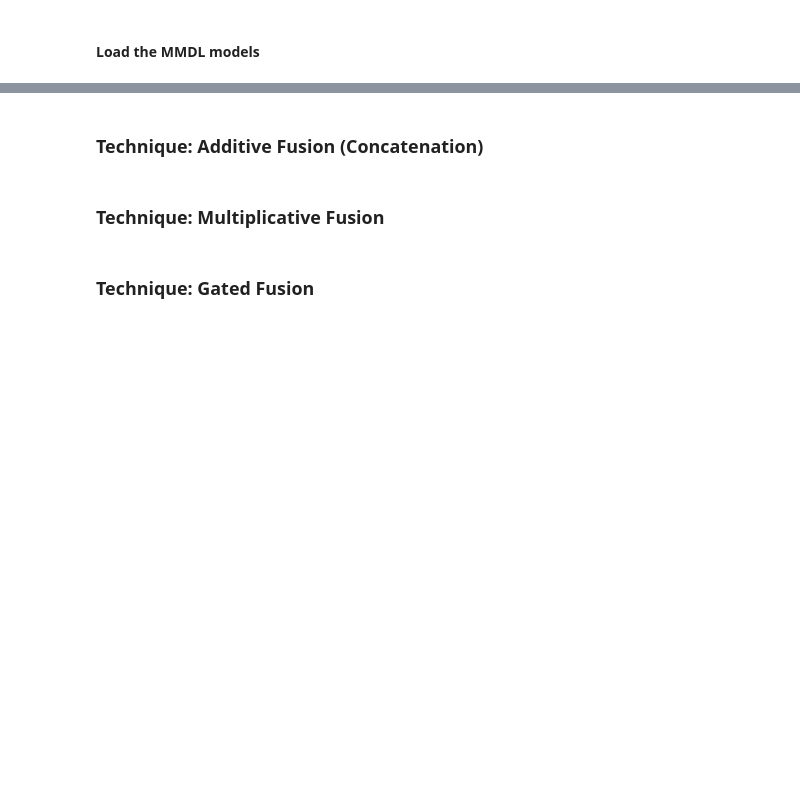
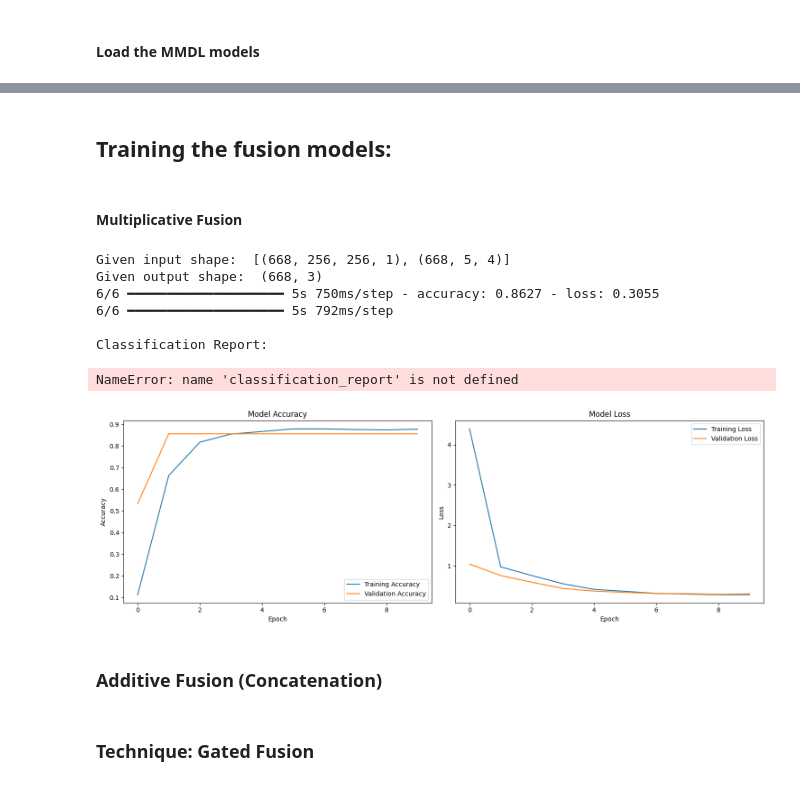
Before and after one commit to nathan-g1/mm-transformer-model, a Jupyter notebook: src/MMDL.ipynb, the cells around one changed output, grey strips where cells are left out. Saved outputs shown, nothing was run; the diff lists cells and outputs as text; code cells hidden in the pictures; blank space fills up the shorter version.

```diff
--- a/src/MMDL.ipynb
+++ b/src/MMDL.ipynb
@@ -945,0 +969,12 @@ ValueError: Layer "functional_11" expects 1 input(s), but it received 2 input te
+# %%
+
+def extract_center_pixel(x):
+    ceter_h = x.shape[1] // 2
+    ceter_w = x.shape[2] // 2
+    return x[:, ceter_h, ceter_w, :]
+
+# Flatten the vectors and ready the layers in the middle
+unet_center = Lambda(extract_center_pixel)(unet_features)  # Shape: (None, 1, 1, 16)
+unet_features_flat = Reshape((16,))(unet_center)  # Shape: (None, 16)
+print("before flattening unet output", unet_features.shape)
+print("after flattening unet output", unet_features_flat.shape)
@@ -946,2 +1123,55 @@ ValueError: Layer "functional_11" expects 1 input(s), but it received 2 input te
+# %% [markdown]
+## Training the fusion models:
+# %% [markdown]
+#### Multiplicative Fusion
+# %%
+
+"""
+Train the fusion model with the UNet and LSTM features and considering the output of the LSTM and UNet models
+"""
+
+print("Given input shape: ", [X_train_unet.shape, X_train_lstm.shape])
+print("Given output shape: ", Y_train.shape)
+
+# Train the multiplicative fusion model
+# history = train_fusion_model(
+#     multiplicative_fusion_model,
+#     X_train_unet,
+#     X_train_lstm,
+#     Y_train,
+#     X_test_unet,
+#     X_test_lstm,
+#     Y_test,
+#     epochs=10
+# )
+
+# Plot training
+plot_training_history(history)
+
+test_loss, test_accuracy = multiplicative_fusion_model.evaluate(
+    [X_test_unet, X_test_lstm],
+    Y_test,
+    verbose=1
+)
+
+# Evaluate the model
+test_loss, test_accuracy = evaluate_fusion_model(
+    multiplicative_fusion_model,
+    X_test_unet,
+    X_test_lstm,
+    Y_test
+)
+
+print(f"\nTest Loss: {test_loss:.4f}")
+print(f"Test Accuracy: {test_accuracy:.4f}")
+# %% [output]
+Given input shape:  [(668, 256, 256, 1), (668, 5, 4)]
+Given output shape:  (668, 3)
+6/6 ━━━━━━━━━━━━━━━━━━━━ 5s 750ms/step - accuracy: 0.8627 - loss: 0.3055
+6/6 ━━━━━━━━━━━━━━━━━━━━ 5s 792ms/step
+
+Classification Report:
+NameError: name 'classification_report' is not defined
+[figure, added]
 # %% [markdown]
-### Technique: Additive Fusion (Concatenation)
+### Additive Fusion (Concatenation)
@@ -960,2 +1177,0 @@ ValueError: Layer "functional_11" expects 1 input(s), but it received 2 input te
-# %% [markdown]
-### Technique: Multiplicative Fusion
```
Also changed, not shown: parts of 40 cells of this notebook.
